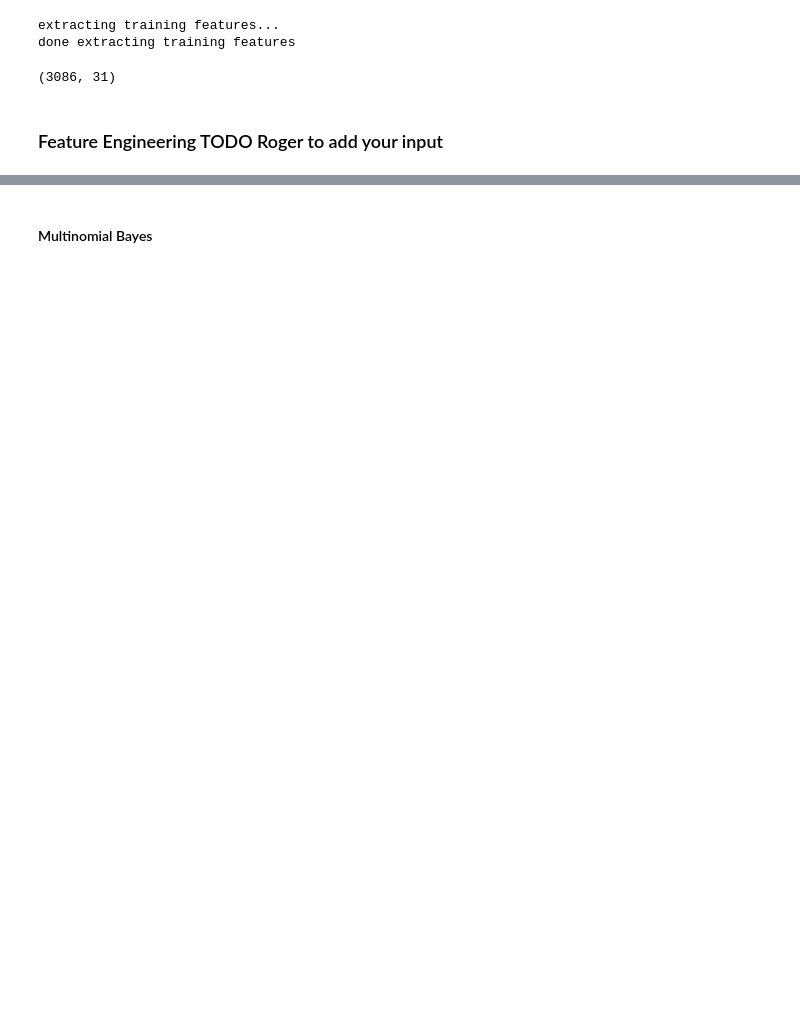
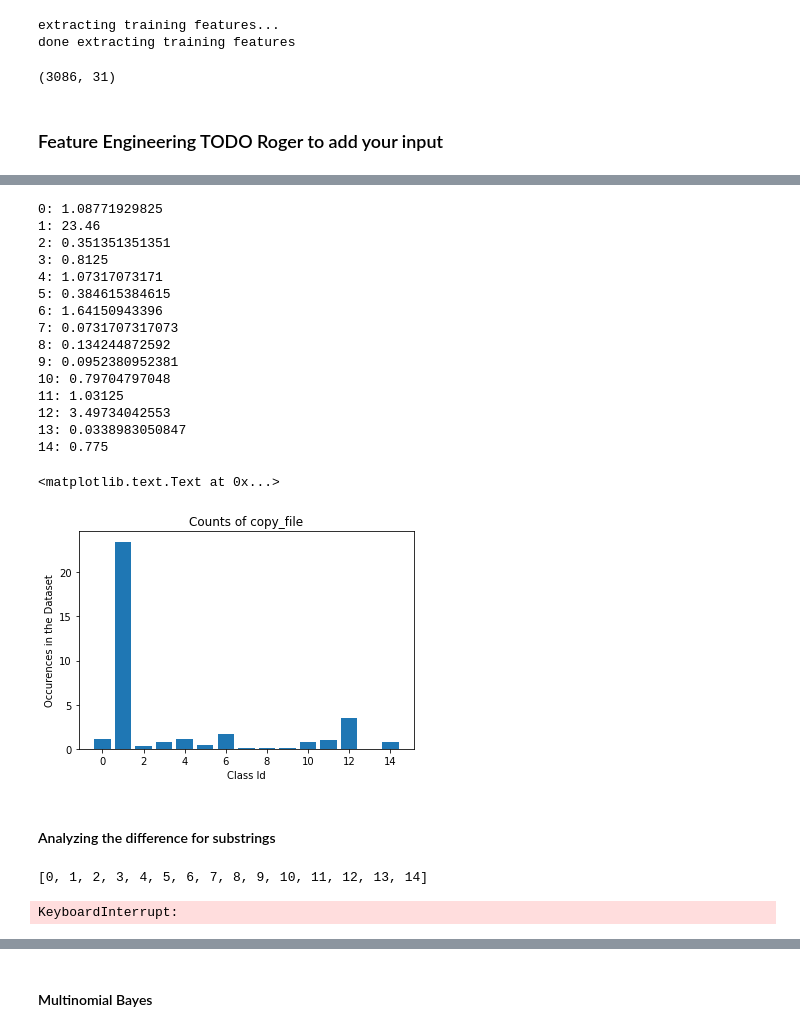
Before and after one commit to cs181-BRB/practical2, a Jupyter notebook: Machine Learning.ipynb, the cells around one changed output, grey strips where cells are left out. Drawn from its saved outputs; the diff is of its cells as text; code cells hidden in the pictures; blank space fills up the shorter version.

```diff
--- a/Machine Learning.ipynb
+++ b/Machine Learning.ipynb
@@ -303,0 +423,2 @@ X_train.shape
+# %%
+global_tag_counts = get_global_tag_counts(onlyfiles)
@@ -303,0 +465,8 @@ X_train.shape
+# %%
+df = pd.DataFrame()
+df['train_id'] = train_ids
+df['tag_counts'] = [global_tag_counts[train_id] for train_id in train_ids]
+# df['total_count'] = [1 for train_id in train_ids]
+df['class'] = t_train
+df['string_counts'] = [global_string_counts[train_id] for train_id in train_ids]
+grouped = df.groupby('class')
@@ -303,0 +479,3 @@ X_train.shape
+# %%
+summary = grouped.agg(['count', 'sum'])['tag_counts']
+summary
@@ -303,0 +506,35 @@ X_train.shape
+# %%
+def get_percentage_appearance(term):
+    values = []
+    for class_id in summary.index:
+        value = float(summary['sum'][class_id][term])/float(summary['count'][class_id])
+        print str(class_id) + ": " + str(value)
+        values.append(value)
+    title = "Counts of " + term
+    return values, title
+# %%
+values, title = get_percentage_appearance('copy_file')
+plt.bar(summary.index, values)
+plt.title(title)
+plt.xlabel("Class Id")
+plt.ylabel("Occurences in the Dataset")
+# %% [output]
+0: 1.08771929825
+1: 23.46
+2: 0.351351351351
+3: 0.8125
+4: 1.07317073171
+5: 0.384615384615
+6: 1.64150943396
+7: 0.0731707317073
+8: 0.134244872592
+9: 0.0952380952381
+10: 0.79704797048
+11: 1.03125
+12: 3.49734042553
+13: 0.0338983050847
+14: 0.775
+<matplotlib.text.Text at 0x...>
+[figure, added]
+# %% [markdown]
+#### Analyzing the difference for substrings
@@ -303,0 +549,4 @@ X_train.shape
+# %%
+range(0,15)
+# %% [output]
+[0, 1, 2, 3, 4, 5, 6, 7, 8, 9, 10, 11, 12, 13, 14]
@@ -303,0 +563,4 @@ X_train.shape
+# %%
+global_class_string_counts = get_all_class_counts()
+# %% [output]
+KeyboardInterrupt:
```
Also changed, not shown: parts of 227 cells of this notebook.
